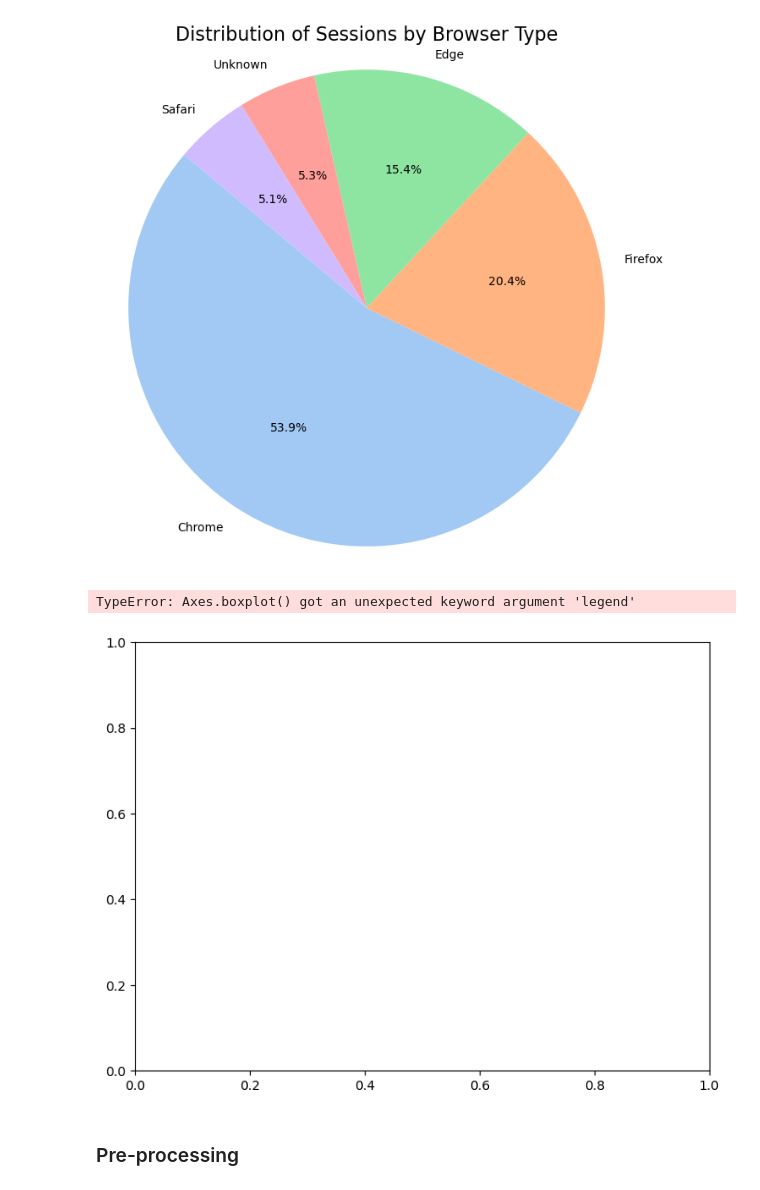
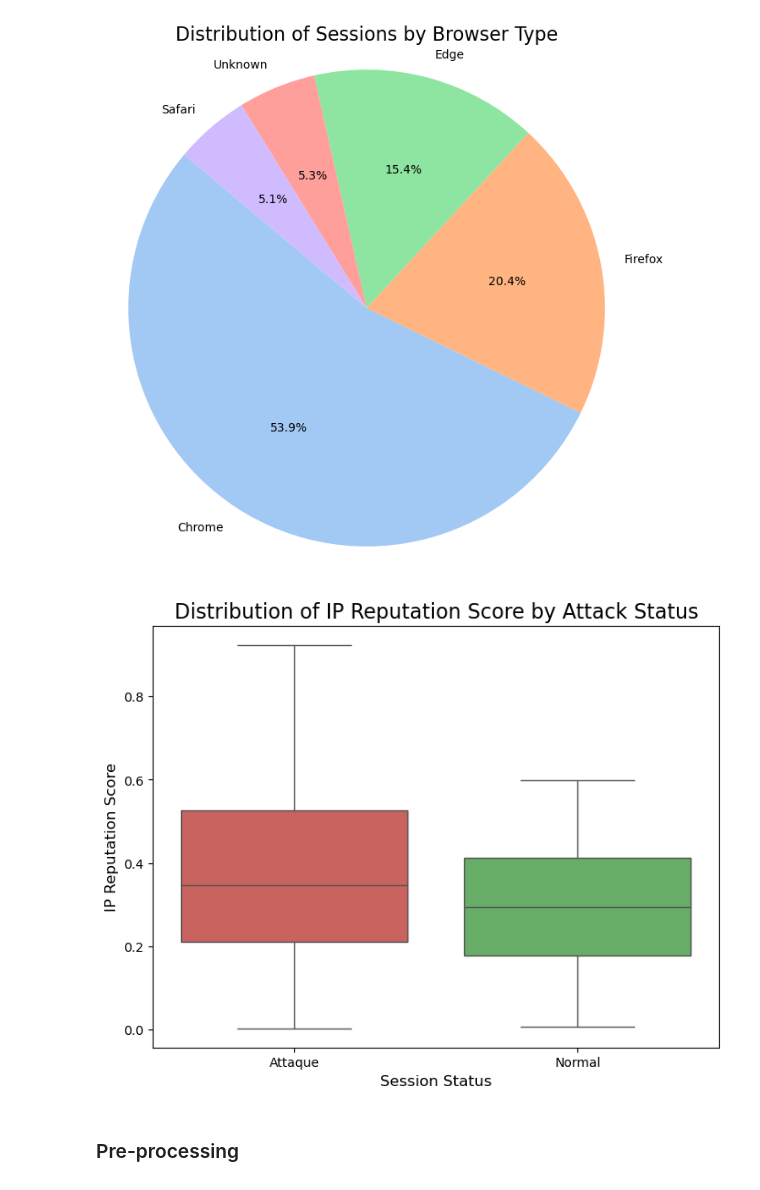
Before and after one commit to WANG-Lucas-sokko/ML_CCC, a Jupyter notebook: ML_CCC_project.ipynb, the cells around one changed output. Saved outputs shown, nothing was run; the diff lists cells and outputs as text; code cells hidden in the pictures.

Commit message:
attack

```diff
--- a/ML_CCC_project.ipynb
+++ b/ML_CCC_project.ipynb
@@ -221,29 +151,28 @@ plt.show()
 # %%
 # Convert the 'attack_detected' column (0 or 1) into a string
 # This makes the plot labels ('Attack' / 'Normal') more readable
 df['attack_status'] = df['attack_detected'].apply(lambda x: 'Attaque' if x == 1 else 'Normal')
 
 plt.figure(figsize=(8, 6))
 
 sns.boxplot(
     data=df,
     x='attack_status',
     y='ip_reputation_score',
 
     # 1. Assign the x-variable ('attack_status') to 'hue'
     hue='attack_status',
-    palette={'Normal': '#5CB85C', 'Attaque': '#D9534F'},
+    palette={'Normal': '#5CB85C', 'Attack': '#D9534F'},
     legend=False
 
 )
 
 plt.title('Distribution of IP Reputation Score by Attack Status', fontsize=16)
 plt.xlabel('Session Status', fontsize=12)
 plt.ylabel('IP Reputation Score', fontsize=12)
 plt.show()
 # %% [output]
-TypeError: Axes.boxplot() got an unexpected keyword argument 'legend'
-[figure, old version]
+[figure, new version]
 # %%
 # This box plot compares the IP Reputation Score for "Normal" (green) and "Attaque" (red) sessions, revealing that attacks are strongly
 # correlated with higher reputation scores. We can clearly see the red box (Attaque) is positioned significantly higher on the graph,
```
Also changed, not shown: parts of 3 cells of this notebook.
